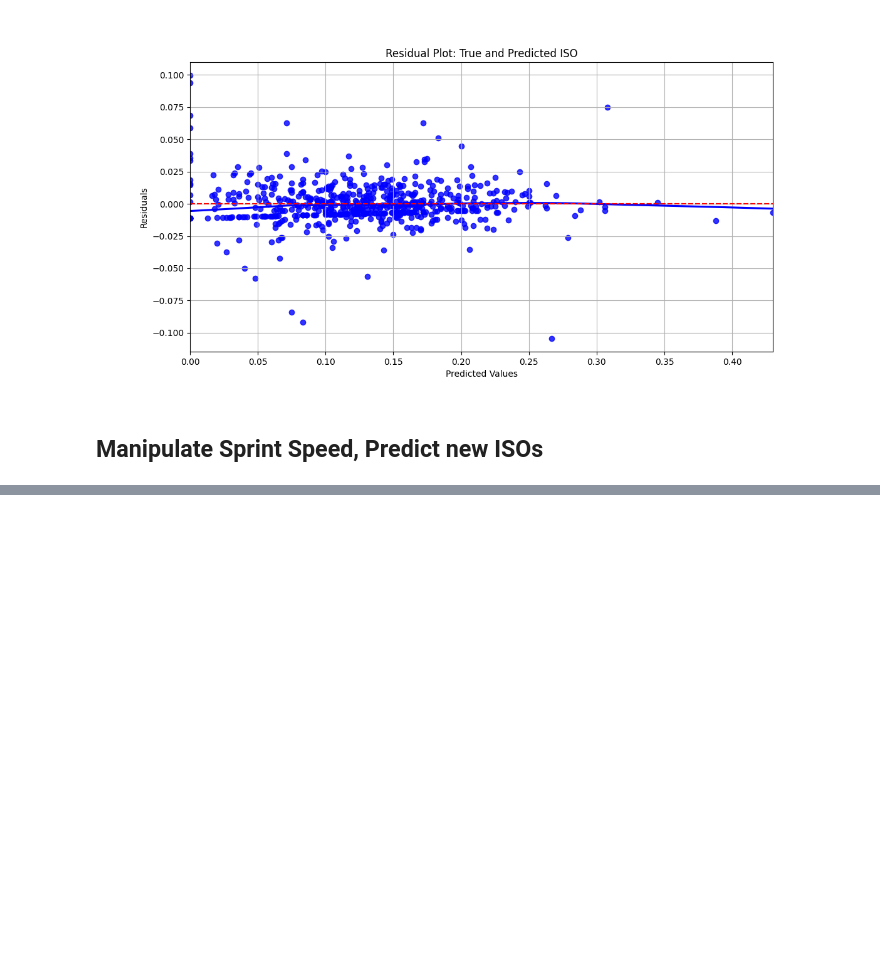
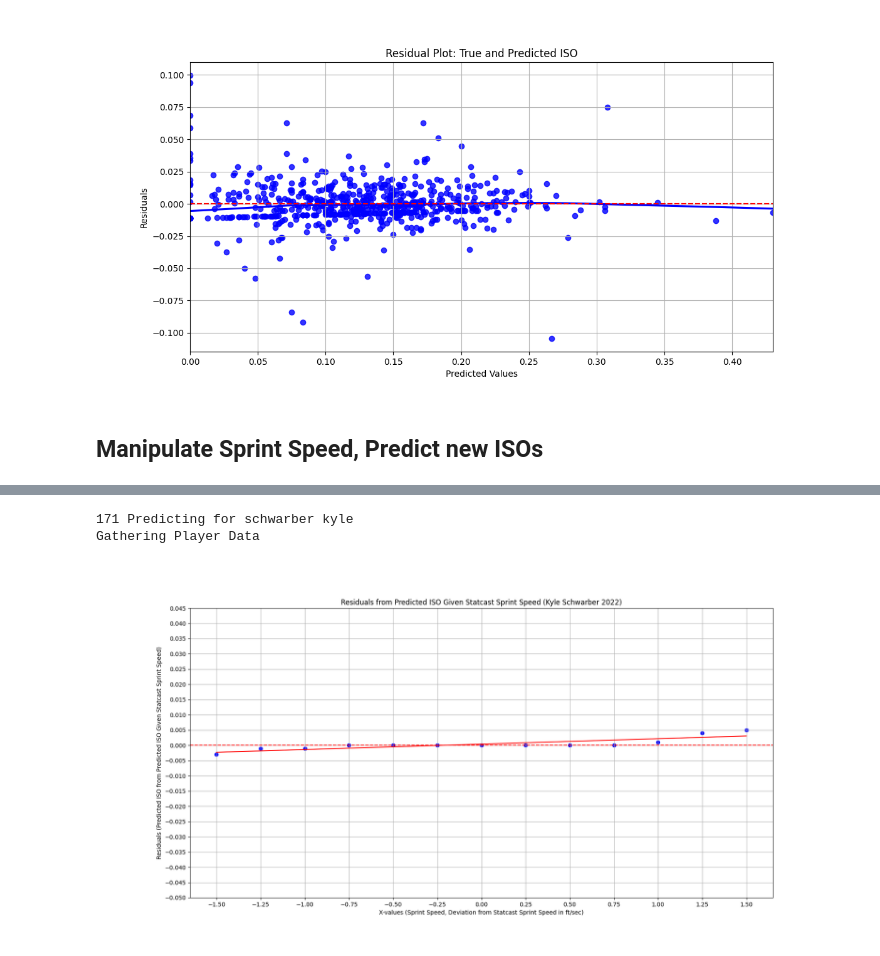
Before and after one commit to joshsalce/Speed_ISO, a Jupyter notebook: Third Pass Model/Final_Model.ipynb, the cells around one changed output, grey strips where cells are left out. Cells and saved outputs as stored; diff of their text form; code cells hidden in the pictures; blank space fills up the shorter version.

```diff
--- a/Third Pass Model/Final_Model.ipynb
+++ b/Third Pass Model/Final_Model.ipynb
@@ -507,0 +764,12 @@ plt.show()
+# %%
+# Define number of iterations
+n_iters = 20
+
+# Define input DataFrame
+input_df = schwarber
+
+schwarber_output = predict_residuals(n_iters, input_df, 'Kyle Schwarber 2022')
+# %% [output]
+171 Predicting for schwarber kyle
+Gathering Player Data
+[figure, added]
```
Also changed, not shown: parts of 20 cells of this notebook.
